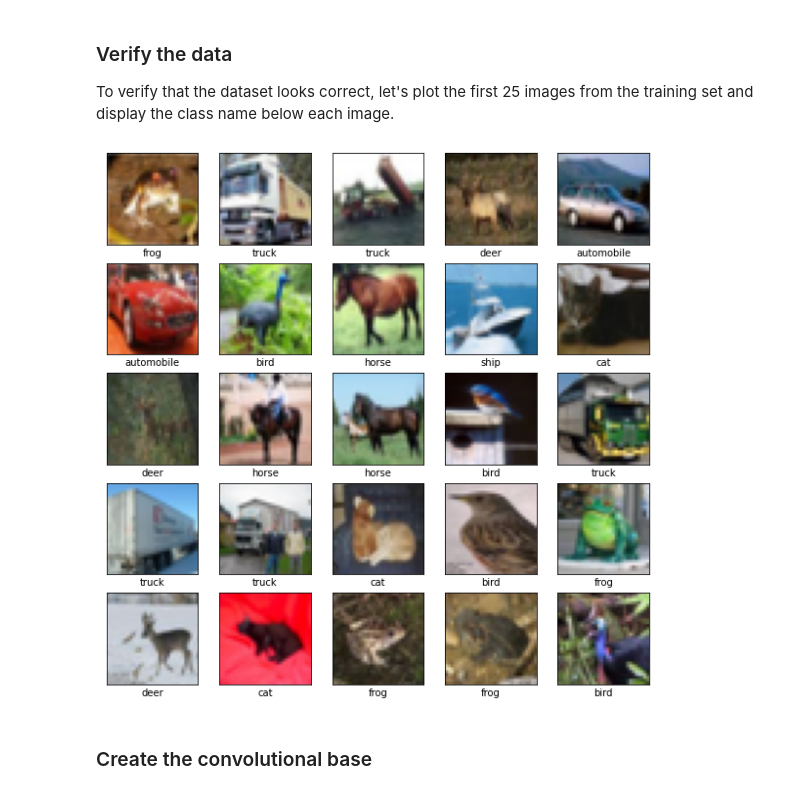
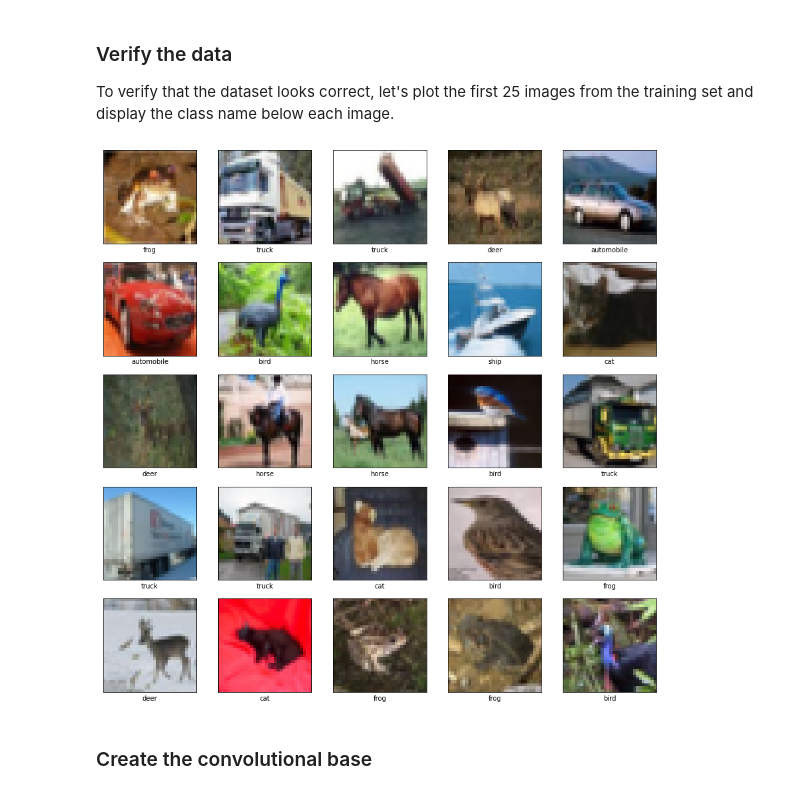
Before and after one commit to KOBeerose/Academic-Projects, a Jupyter notebook: Advanced Learning/Lab2/CNN.ipynb, the cells around one changed output. Drawn from its saved outputs; the diff is of its cells as text; code cells hidden in the pictures.

```diff
--- a/Advanced Learning/Lab2/CNN.ipynb
+++ b/Advanced Learning/Lab2/CNN.ipynb
@@ -64,20 +65,20 @@ To verify that the dataset looks correct, let's plot the first 25 images from th
 # %%
 class_names = ['airplane', 'automobile', 'bird', 'cat', 'deer',
                'dog', 'frog', 'horse', 'ship', 'truck']
 
-plt.figure(figsize=(10,10))
+plt.figure(figsize=(15,15))
 for i in range(25):
     plt.subplot(5,5,i+1)
     plt.xticks([])
     plt.yticks([])
     plt.grid(False)
     plt.imshow(train_images[i], cmap=plt.cm.binary)
     # The CIFAR labels happen to be arrays,
     # which is why you need the extra index
     plt.xlabel(class_names[train_labels[i][0]])
 plt.show()
 # %% [output]
-[figure, old version]
+[figure, new version]
 # %% [markdown]
 ### Create the convolutional base
 # %% [markdown]
```
Also changed, not shown: parts of 16 cells of this notebook.
